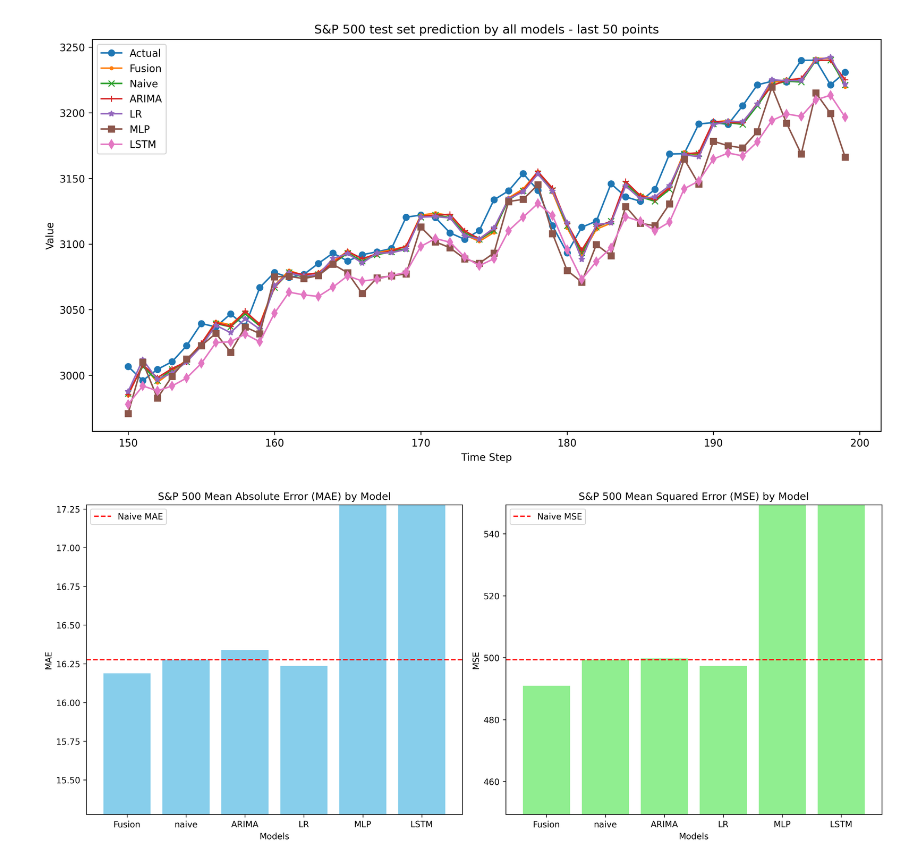
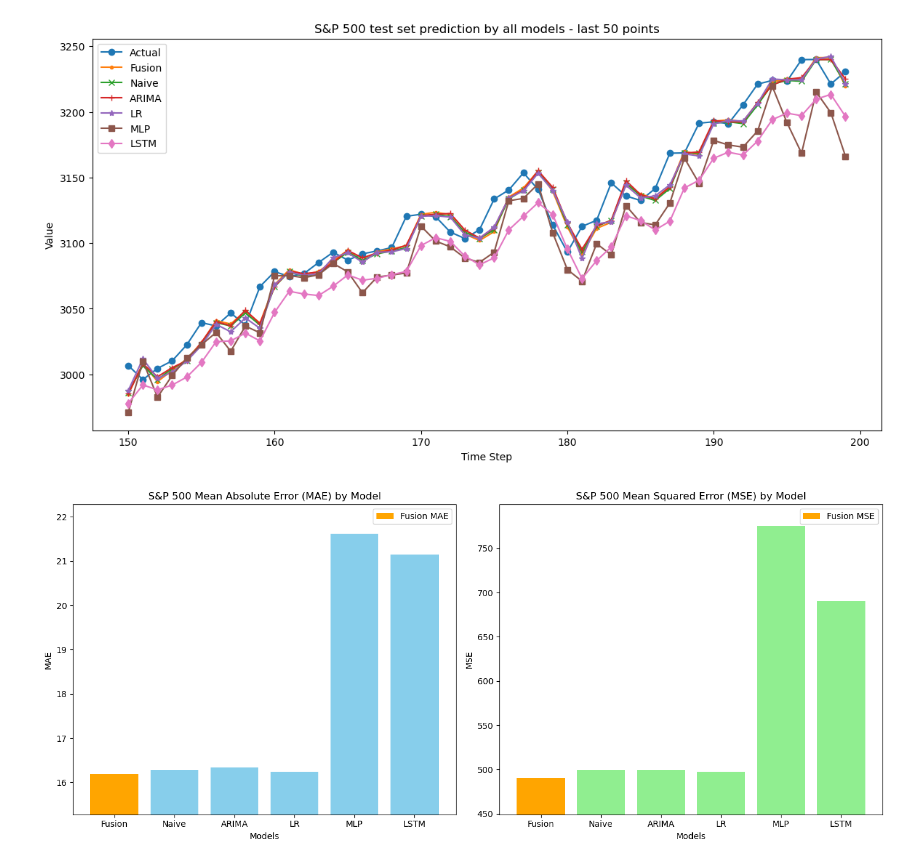
Before and after one commit to Zhang-Cheng-76200/Random-Walk-Prediction, a Jupyter notebook: Random_walk_prediction_SP500_PLOT.ipynb, the cells around one changed output. Drawn from its saved outputs; the diff is of its cells as text; code cells hidden in the pictures.

```diff
--- a/Random_walk_prediction_SP500_PLOT.ipynb
+++ b/Random_walk_prediction_SP500_PLOT.ipynb
@@ -9,7 +4,7 @@ Mounted at gdrive
 # %%
 # Define the paths to your CSV files
-predictions_file_path = '/content/gdrive/MyDrive/Random_walk_prediction/files/all_predictions_SP500.csv'
-performance_metrics_file_path = '/content/gdrive/MyDrive/Random_walk_prediction/files/performance_metrics_SP500.csv'
+predictions_file_path = 'C:\\Users\\DELL\\Research_projects\\Random_walk_prediction\\files\\all_predictions_SP500.csv'
+performance_metrics_file_path = 'C:\\Users\\DELL\\Research_projects\\Random_walk_prediction\\files\\performance_metrics_SP500.csv'
 # %%
 # Load the CSV files into DataFrames
 df_predictions = pd.read_csv(predictions_file_path)
@@ -65,36 +60,43 @@ plt.show()
 # %% [output]
 [figure]
 # %%
-# Calculate limits around the naive forecast for zooming
-naive_mae = df_performance['MAE'][df_performance['Models'] == 'naive'].values[0]
-mae_margin = 1  # Define a margin for the MAE plot
+# Define margins
+mae_margin = 1
+mse_margin = 100
 
-naive_mse = df_performance['MSE'][df_performance['Models'] == 'naive'].values[0]
-mse_margin = 50  # Define a margin for the MSE plot
+# Get naive MAE and MSE
+naive_mae = df_performance['MAE'][df_performance['Models'] == 'Naive'].values[0]
+naive_mse = df_performance['MSE'][df_performance['Models'] == 'Naive'].values[0]
+
+# Get fusion method MAE and MSE
+fusion_mae = df_performance['MAE'][df_performance['Models'] == 'Fusion'].values[0]
+fusion_mse = df_performance['MSE'][df_performance['Models'] == 'Fusion'].values[0]
 
 # Plotting
-fig, ax = plt.subplots(1, 2, figsize=(14, 6),dpi = 300)
+fig, ax = plt.subplots(1, 2, figsize=(14, 6))
 
 # Bar chart for MAE
 ax[0].bar(df_performance['Models'], df_performance['MAE'], color='skyblue')
-ax[0].axhline(y=naive_mae, color='r', linestyle='--', label='Naive MAE')
+# ax[0].axhline(y=naive_mae, color='r', linestyle='--', label='Naive MAE')
+ax[0].bar('Fusion', fusion_mae, color='orange', label='Fusion MAE')
 ax[0].set_title('S&P 500 Mean Absolute Error (MAE) by Model')
 ax[0].set_xlabel('Models')
 ax[0].set_ylabel('MAE')
-ax[0].set_ylim([naive_mae - mae_margin, naive_mae + mae_margin])  # Set y-limits around the naive MAE
+ax[0].set_ylim([naive_mae - mae_margin, naive_mae + 6 * mae_margin])  # Set y-limits around the naive MAE
 ax[0].legend()
 
 # Bar chart for MSE
 ax[1].bar(df_performance['Models'], df_performance['MSE'], color='lightgreen')
-ax[1].axhline(y=naive_mse, color='r', linestyle='--', label='Naive MSE')
+# ax[1].axhline(y=naive_mse, color='r', linestyle='--', label='Naive MSE')
+ax[1].bar('Fusion', fusion_mse, color='orange', label='Fusion MSE')
 ax[1].set_title('S&P 500 Mean Squared Error (MSE) by Model')
 ax[1].set_xlabel('Models')
 ax[1].set_ylabel('MSE')
-ax[1].set_ylim([naive_mse - mse_margin, naive_mse + mse_margin])  # Set y-limits around the naive MSE
+ax[1].set_ylim([naive_mse - 0.5 * mse_margin, naive_mse + 3 * mse_margin])  # Set y-limits around the naive MSE
 ax[1].legend()
 
 plt.tight_layout()
-plt.savefig("/content/gdrive/MyDrive/Random_walk_prediction/figures/ALL_MODELS_Comparison_SP500.tif")
+plt.savefig("C:\\Users\\DELL\\Research_projects\\Random_walk_prediction\\figures\\ALL_MODELS_Comparison_SP500.png", dpi=300)
 plt.show()
 # %% [output]
-[figure, old version]
+[figure, new version]
```
Also changed, not shown: parts of 2 cells of this notebook.
